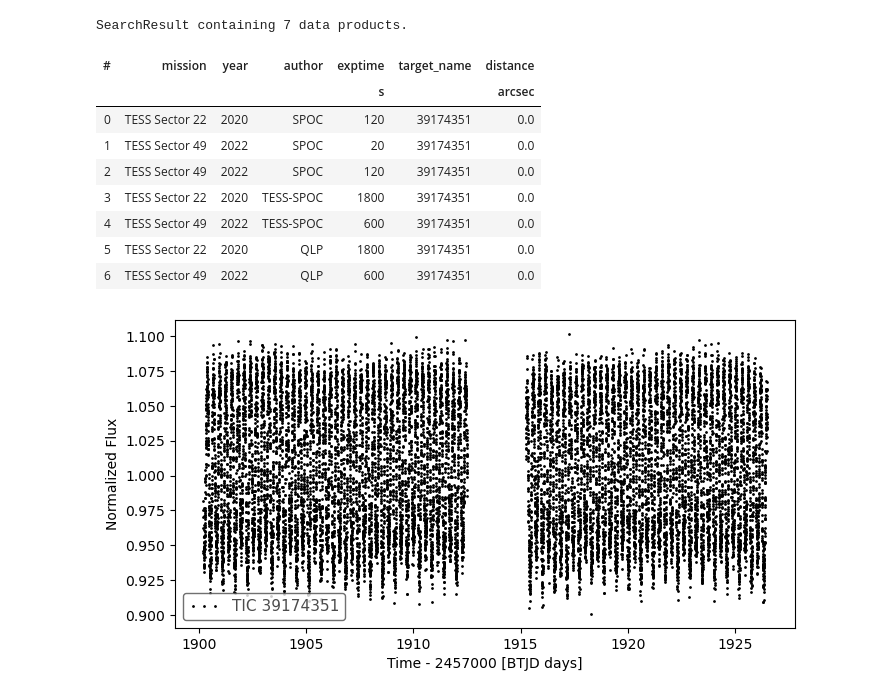
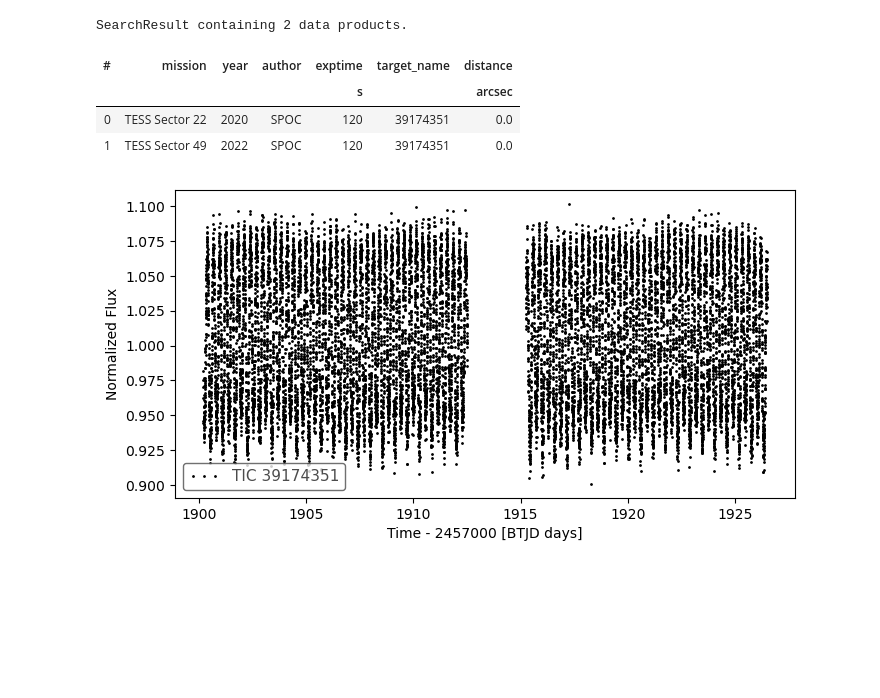
Before and after one commit to josafary-ds/CLASTEVAR_Project, a Jupyter notebook: Feets_test.ipynb, the cells around one changed output. Drawn from its saved outputs; the diff is of its cells as text; code cells hidden in the pictures; blank space fills up the shorter version.

```diff
--- a/Feets_test.ipynb
+++ b/Feets_test.ipynb
@@ -7,19 +7,14 @@ import feets
 # %%
 tic = '39174351'
 
-search = lk.search_lightcurve(target=f'TIC {tic}')
+search = lk.search_lightcurve(target=f'TIC {tic}', author='SPOC', exptime=120)
 search
 # %% [output]
-SearchResult containing 7 data products.
+SearchResult containing 2 data products.
 | # | mission | year | author | exptime | target_name | distance |
 |  |  |  |  | s |  | arcsec |
 | 0 | TESS Sector 22 | 2020 | SPOC | 120 | 39174351 | 0.0 |
-| 1 | TESS Sector 49 | 2022 | SPOC | 20 | 39174351 | 0.0 |
-| 2 | TESS Sector 49 | 2022 | SPOC | 120 | 39174351 | 0.0 |
-| 3 | TESS Sector 22 | 2020 | TESS-SPOC | 1800 | 39174351 | 0.0 |
-| 4 | TESS Sector 49 | 2022 | TESS-SPOC | 600 | 39174351 | 0.0 |
-| 5 | TESS Sector 22 | 2020 | QLP | 1800 | 39174351 | 0.0 |
-| 6 | TESS Sector 49 | 2022 | QLP | 600 | 39174351 | 0.0 |
+| 1 | TESS Sector 49 | 2022 | SPOC | 120 | 39174351 | 0.0 |
 # %%
 lc = search[0].download().normalize().remove_outliers(sigma=3.5)
 fig, ax = plt.subplots(figsize=(8,4))
```
Also changed, not shown: parts of 3 cells of this notebook, 3 other files.
